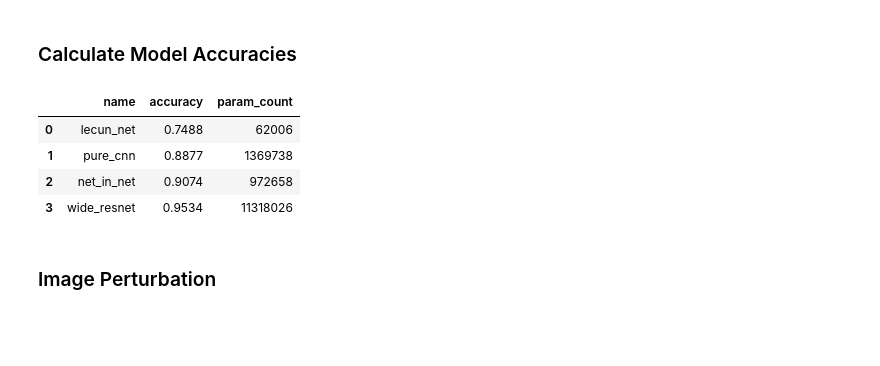
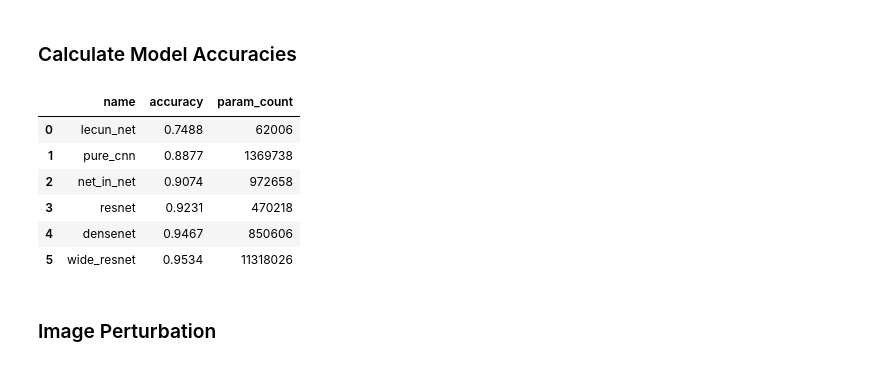
Before and after one commit to Hyperparticle/one-pixel-attack-keras, a Jupyter notebook: one-pixel-attack.ipynb, the cells around one changed output. Drawn from its saved outputs; the diff is of its cells as text; code cells hidden in the pictures; blank space fills up the shorter version.

```diff
--- a/one-pixel-attack.ipynb
+++ b/one-pixel-attack.ipynb
@@ -67,17 +65,19 @@ Successfully loaded wide_resnet
 # %% [markdown]
 ### Calculate Model Accuracies
 # %%
-final_results = pd.DataFrame(columns=['name', 'accuracy', 'param_count'], data=[
-    [model.name, model.accuracy(), model.param_count]
+network_stats = pd.DataFrame(columns=['name', 'accuracy', 'param_count'], data=[
+    [model.name, model.acc, model.param_count]
     for model in models])
-# %%
-final_results
-# %% [output]
-|  | name | accuracy | param_count |
-| 0 | lecun_net | 0.7488 | 62006 |
-| 1 | pure_cnn | 0.8877 | 1369738 |
-| 2 | net_in_net | 0.9074 | 972658 |
-| 3 | wide_resnet | 0.9534 | 11318026 |
+# %%
+network_stats
+# %% [output]
+|  | name | accuracy | param_count |
+| 0 | lecun_net | 0.7488 | 62006 |
+| 1 | pure_cnn | 0.8877 | 1369738 |
+| 2 | net_in_net | 0.9074 | 972658 |
+| 3 | resnet | 0.9231 | 470218 |
+| 4 | densenet | 0.9467 | 850606 |
+| 5 | wide_resnet | 0.9534 | 11318026 |
 # %% [markdown]
 ### Image Perturbation
 # %%
```
Also changed, not shown: parts of 16 cells of this notebook, 6 other files.
